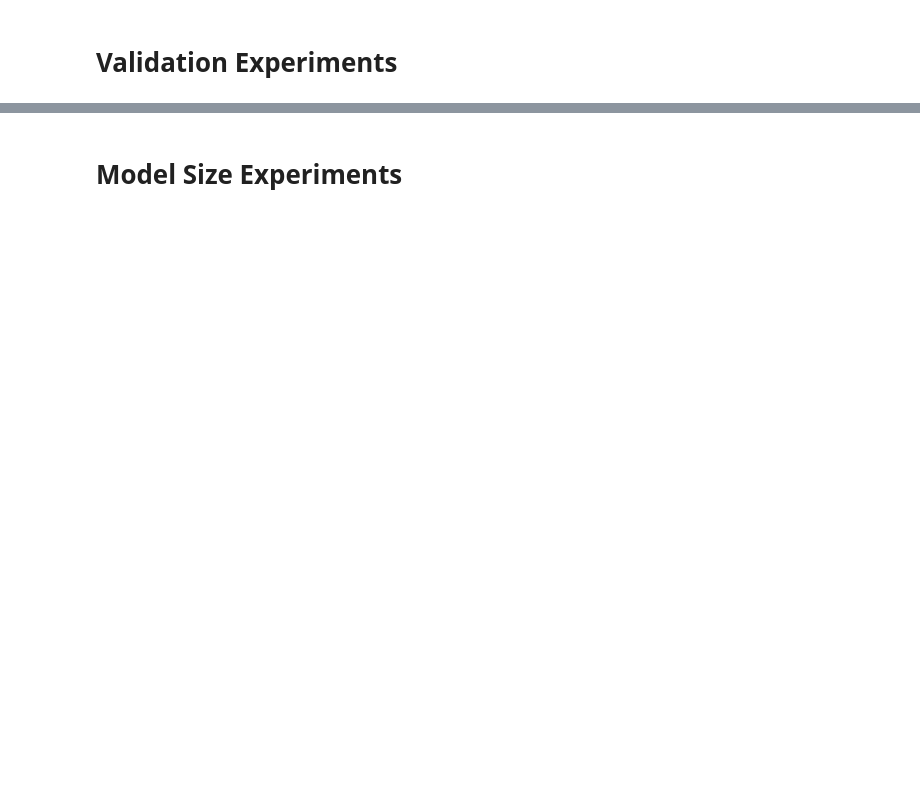
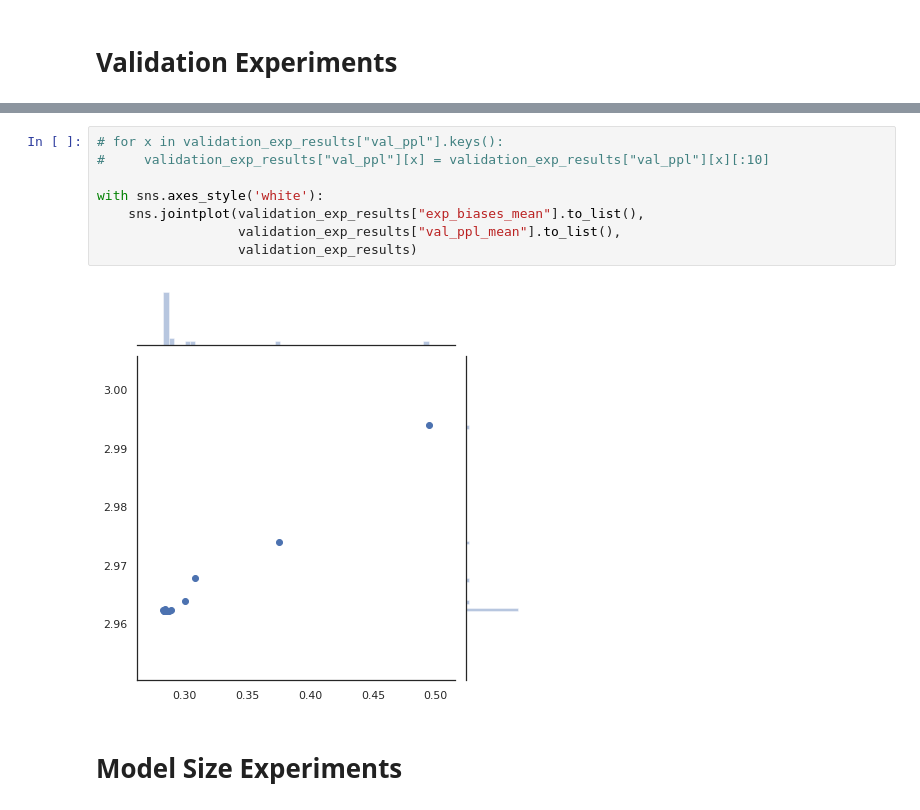
Before and after one commit to kushalarora/quant_exp_bias, a Jupyter notebook: experiments_only_plots.ipynb, the cells around one changed output, grey strips where cells are left out. Cells and saved outputs as stored; diff of their text form; blank space fills up the shorter version.

```diff
--- a/experiments_only_plots.ipynb
+++ b/experiments_only_plots.ipynb
@@ -178,2 +126,12 @@ fig.legend(['val_ppl', 'exp_biases'])
+# %%
+# for x in validation_exp_results["val_ppl"].keys():
+#     validation_exp_results["val_ppl"][x] = validation_exp_results["val_ppl"][x][:10]
+
+with sns.axes_style('white'):
+    sns.jointplot(validation_exp_results["exp_biases_mean"].to_list(),
+                  validation_exp_results["val_ppl_mean"].to_list(),
+                  validation_exp_results)
+# %% [output]
+[figure, added]
 # %% [markdown]
 # Model Size Experiments
```
Also changed, not shown: parts of 10 cells of this notebook, 6 other files.
